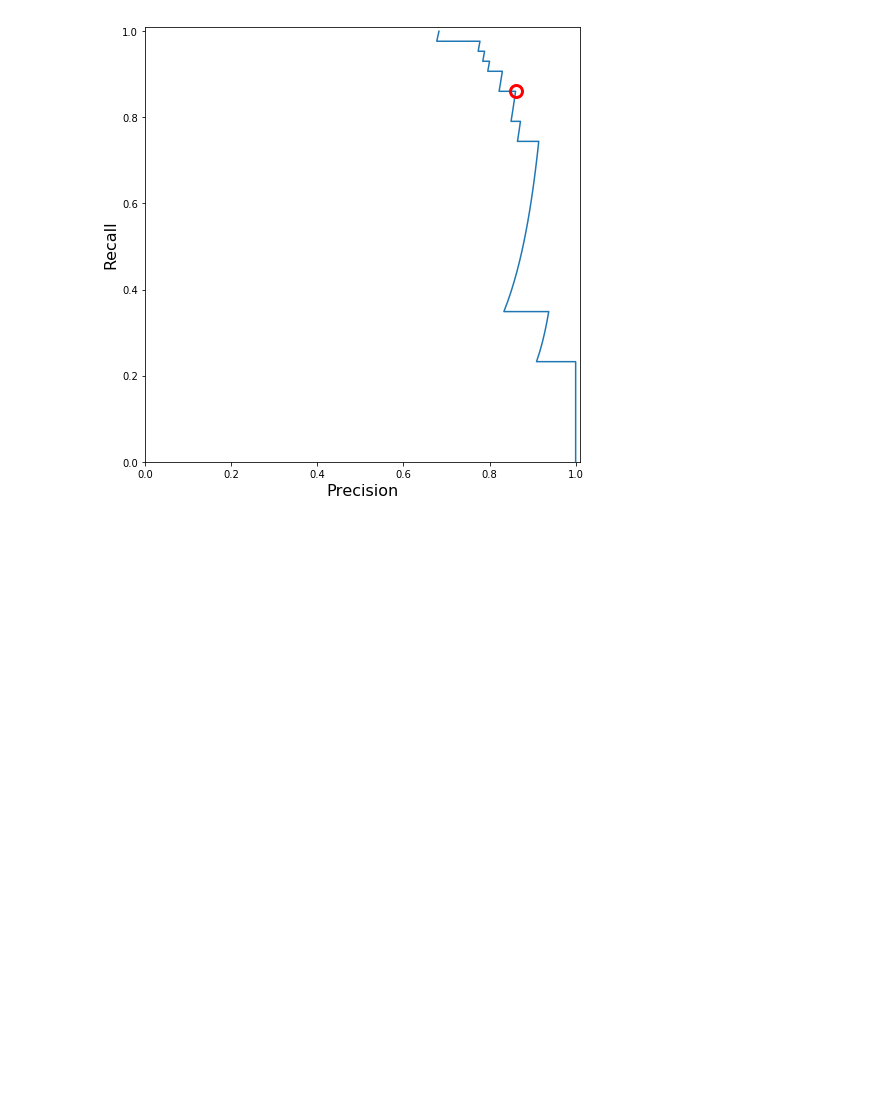
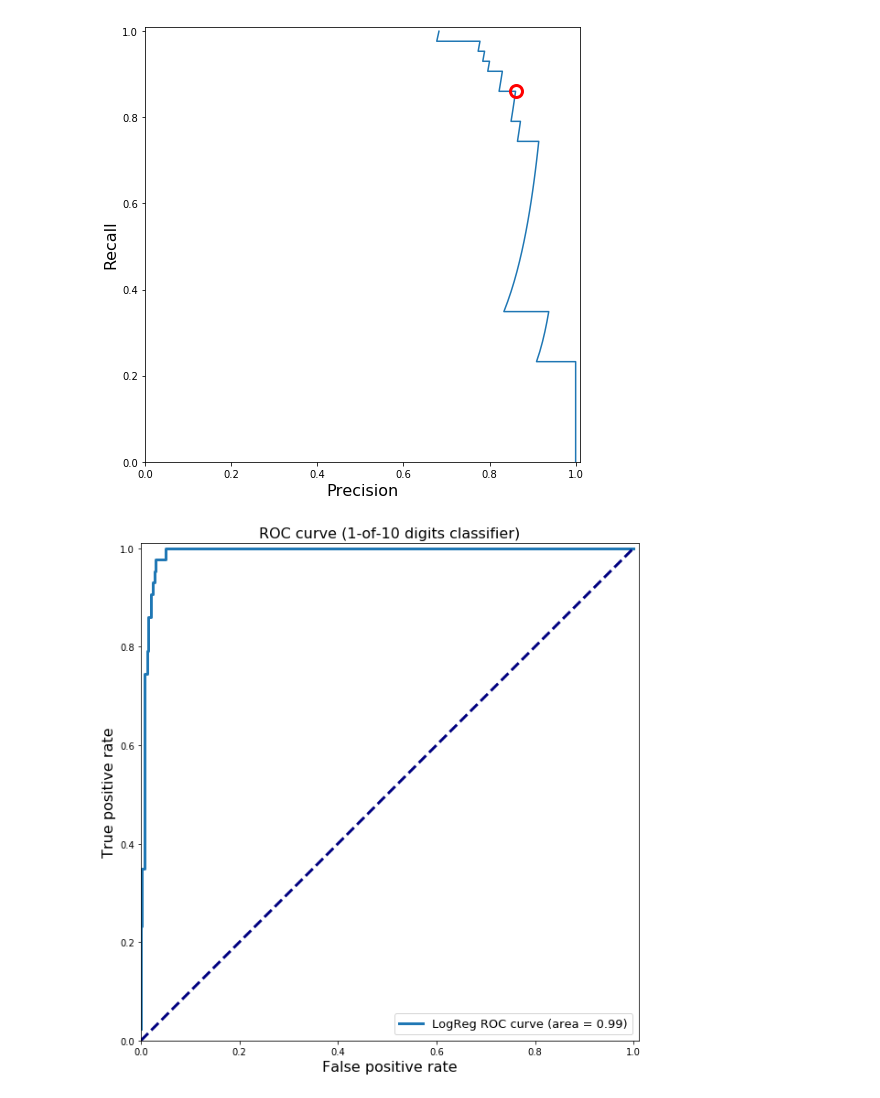
Before and after one commit to djaballah/Applied-Machine-Learning, a Jupyter notebook: module 3/module3-notebook.ipynb, the cells around one changed output. Drawn from its saved outputs; the diff is of its cells as text; code cells hidden in the pictures; blank space fills up the shorter version.

```diff
--- a/module 3/module3-notebook.ipynb
+++ b/module 3/module3-notebook.ipynb
@@ -282,3 +282,22 @@ plt.axes().set_aspect('equal')
 plt.show()
 # %% [output]
 [figure]
+# %%
+from sklearn.metrics import roc_curve, auc
+
+y_score_lr = lr_clf.decision_function(X_test)
+fpr_lr, tpr_lr, _ = roc_curve(y_test, y_score_lr)
+roc_auc_lr = auc(fpr_lr, tpr_lr)
+
+plt.figure(figsize=(10, 10))
+plt.xlim([0.0, 1.01])
+plt.ylim([0.0, 1.01])
+plt.plot(fpr_lr, tpr_lr, lw=3, label='LogReg ROC curve (area = {:.2f})'.format(roc_auc_lr))
+plt.xlabel('False positive rate', fontsize=16)
+plt.ylabel('True positive rate', fontsize=16)
+plt.title('ROC curve (1-of-10 digits classifier)', fontsize=16)
+plt.legend(loc='lower right', fontsize=13)
+plt.plot([0, 1], [0, 1], color='navy', lw=3, linestyle='--')
+plt.axes().set_aspect('equal')
+# %% [output]
+[figure, added]
```
Also changed, not shown: parts of 1 cell of this notebook.
